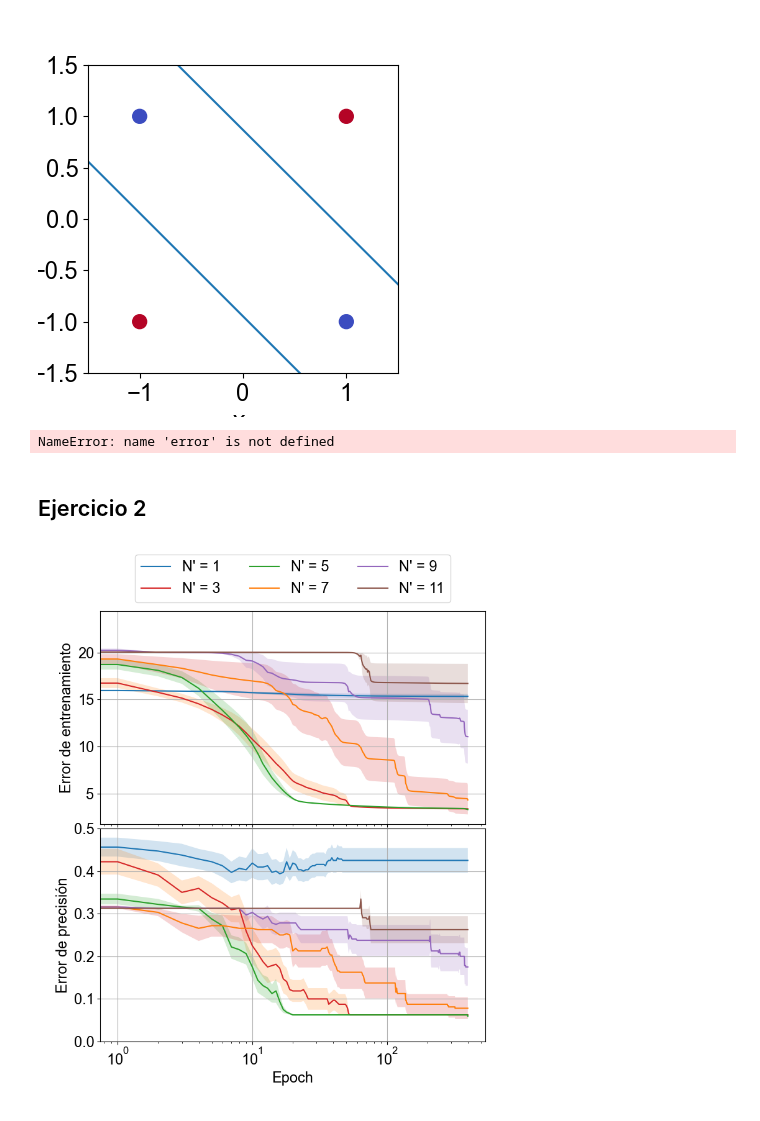
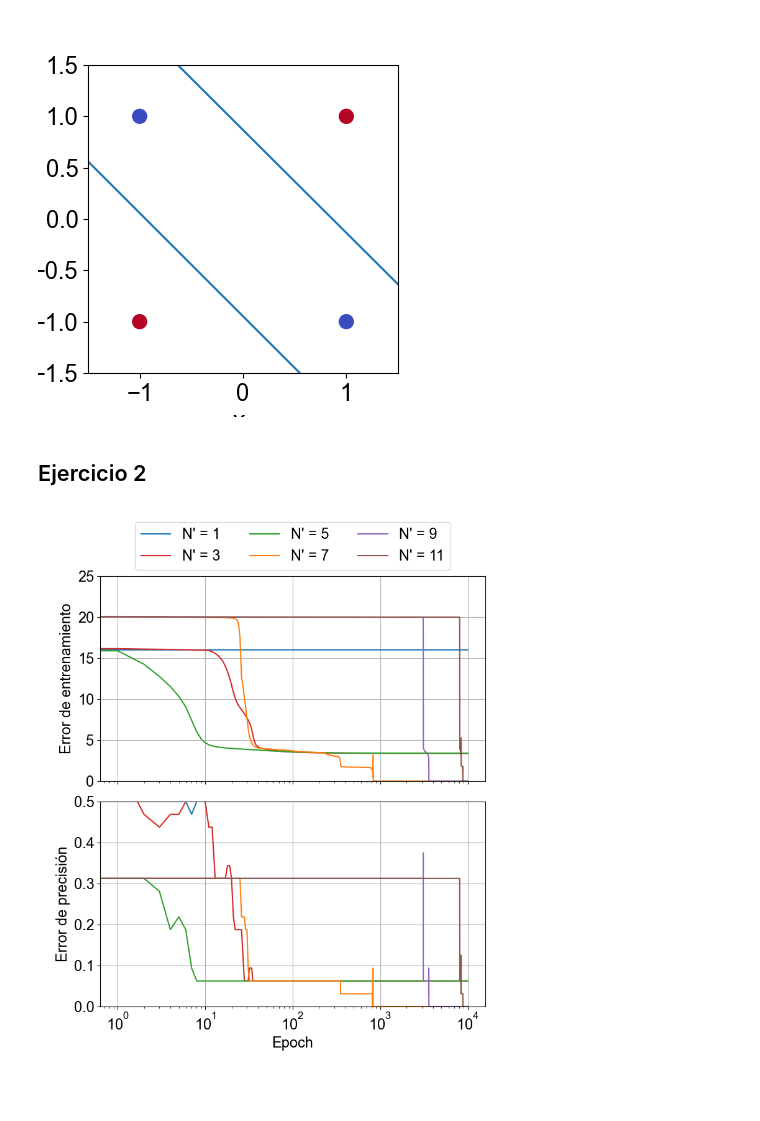
Before and after one commit to Lupama2/RedesNeuronales, a Jupyter notebook: Practicas/practica_4/practica_4_ej_1_y_2.ipynb, the cells around one changed output. Cells and saved outputs as stored; diff of their text form; code cells hidden in the pictures.

```diff
--- a/Practicas/practica_4/practica_4_ej_1_y_2.ipynb
+++ b/Practicas/practica_4/practica_4_ej_1_y_2.ipynb
@@ -284,10 +284,6 @@ ax.set_ylim([-1.5, 1.5])
 plt.show()
 # %% [output]
 [figure]
-# %%
-error
-# %% [output]
-NameError: name 'error' is not defined
 # %% [markdown]
 ## Ejercicio 2
 # %%
@@ -307,7 +303,7 @@ def generate_matrix(N):
 
 
 
-def RN_XOR_gral(N_prima_array, x_data, y_data, N_CI, N_epochs):
+def RN_XOR_gral(N_prima_array, x_data, y_data, N_CI, N_epochs, eta = 0.1):
 
     N = len(x_data[0]) #Nro de entradas
 
@@ -326,7 +322,7 @@ def RN_XOR_gral(N_prima_array, x_data, y_data, N_CI, N_epochs):
             return {"name": "C", "input":N, "hidden":N_prima, "output":1, "pesos":[np.random.rand(N+1,N_prima)*w_ini_max, np.random.rand(N_prima+1,1)*w_ini_max]}
 
         #Entreno red C
-        eta = 0.1
+        # eta = 0.01
 
         e_loss_mean_matrix[i], e_loss_std_matrix[i], validation_mean_matrix[i], validation_std_matrix[i], red_final = aprendizaje_redes(N_CI, N_epochs, red_C, x_data, y_data, eta = eta)
 
@@ -345,16 +341,17 @@ for i in range(2**N):
 #Entreno
 
 N_prima_array = [1, 3, 5, 7, 9, 11]
-N_CI = 10
-N_epochs = 4000
+N_CI = 1
+N_epochs = 3*10000
+eta = 0.05 #0.01
 
-e_loss_mean_matrix, e_loss_std_matrix, validation_mean_matrix, validation_std_matrix = RN_XOR_gral(N_prima_array, x_data, y_data, N_CI, N_epochs)
+e_loss_mean_matrix, e_loss_std_matrix, validation_mean_matrix, validation_std_matrix = RN_XOR_gral(N_prima_array, x_data, y_data, N_CI, N_epochs, eta)
 # %%
 #Calculo y grafico
 
 fig, ax = plt.subplots(2, 1, figsize = (8,9), sharex=True, squeeze=True)
 #Junto las subplots
-fig.subplots_adjust(hspace=0.02)
+fig.subplots_adjust(hspace=0.1)
 
 #labels
 N_prima_labels = []
@@ -370,32 +367,33 @@ for i in range(len(N_prima_array)):
 for i in range(len(N_prima_array)):
     ax[1].plot(validation_mean_matrix[i], label = N_prima_labels[i], color = colors[i])
     ax[1].fill_between(np.arange(N_epochs), validation_mean_matrix[i] - validation_std_matrix[i], validation_mean_matrix[i] + validation_std_matrix[i], alpha = 0.2)
 
 #Decoración
 ax[1].set_xlabel("Epoch")
 ax[0].set_ylabel("Error de entrenamiento")
 ax[1].set_ylabel("Error de precisión")
 
 ax[0].set_xscale("log")
 ax[1].set_xscale("log")
 
+ax[0].set_ylim([0, 25])
 ax[1].set_ylim([0, 0.5])
 # ax[0].set_ylim([0, np.max(np.array([np.max(A_e_loss_mean + A_e_loss_std), np.max(B_e_loss_mean + B_e_loss_std)] ) )])
 
 ax[0].grid()
 ax[1].grid()
 
 
 
 #Agrego legend fuera del gráfico arriba de todo
 ax[0].legend(loc = "upper center", bbox_to_anchor=(0.5, 1.3), ncol = 3)
 
 
 
 plt.show()
 
 #Guardo figura
 fig.savefig("Figures/ej_2_vs_epochs.pdf", bbox_inches='tight')
 # %% [output]
-[figure, old version]
+[figure, new version]
 # %%
```
Also changed, not shown: parts of 1 cell of this notebook, 3 other files.
